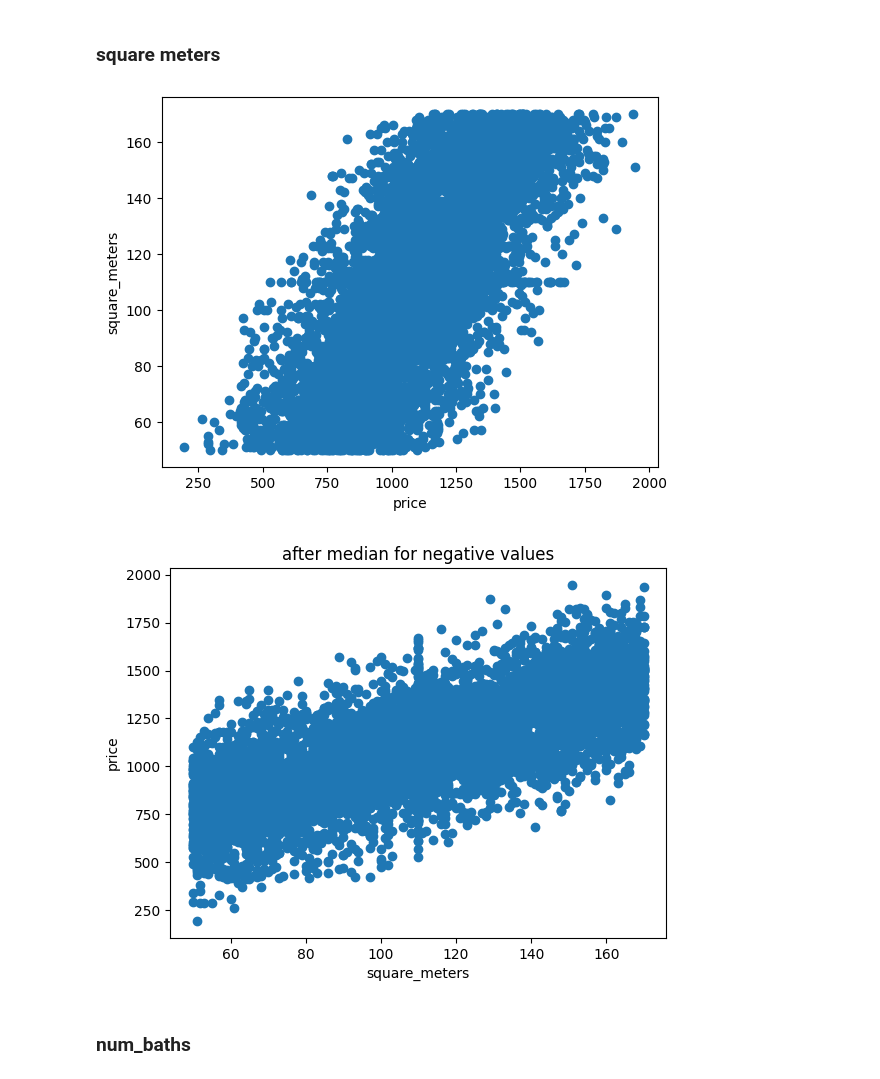
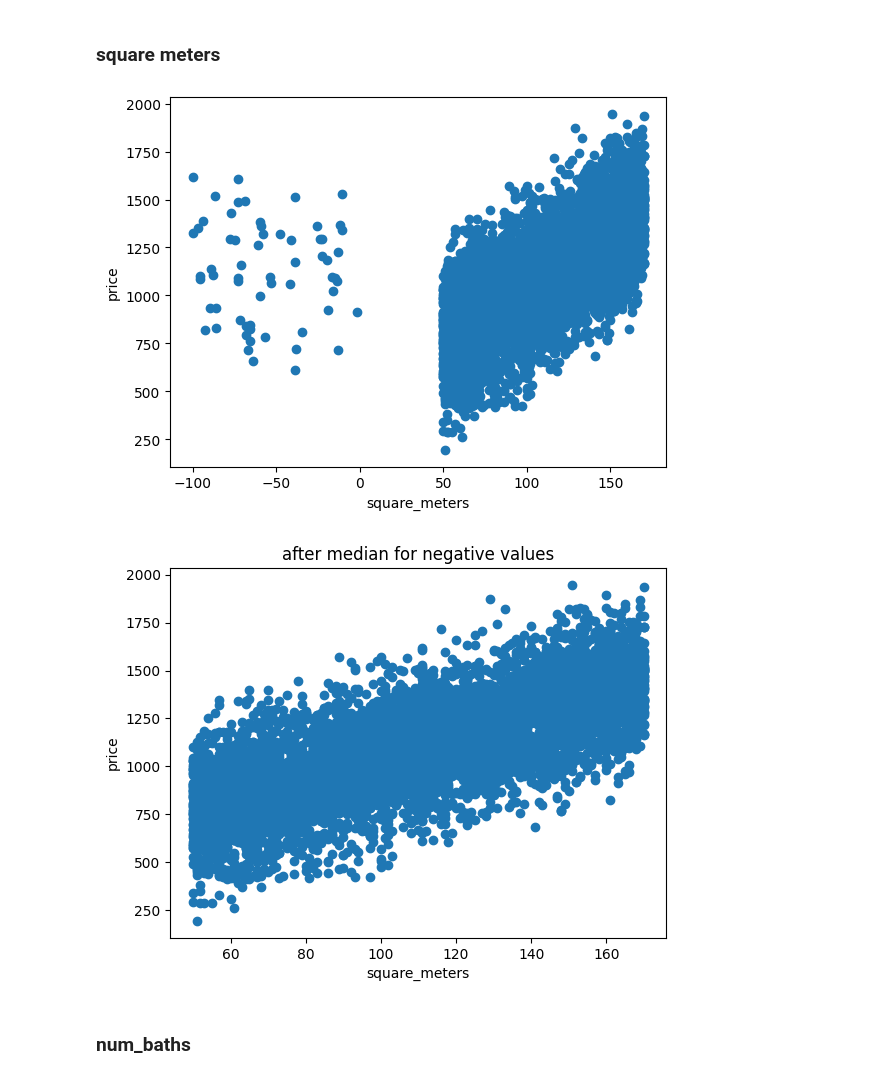
Before and after one commit to DenisProcyon/DSDM_ML_Pred, a Jupyter notebook: main.ipynb, the cells around one changed output. Drawn from its saved outputs; the diff is of its cells as text; code cells hidden in the pictures.

```diff
--- a/main.ipynb
+++ b/main.ipynb
@@ -207,12 +208,12 @@ plt.show()
 # %% [markdown]
 ### square meters
 # %%
-plt.scatter(imputed_train1['price'], imputed_train1['square_meters'])
-plt.xlabel('price')
-plt.ylabel('square_meters')
+plt.scatter(train_data['square_meters'], train_data['price'])
+plt.xlabel('square_meters')
+plt.ylabel('price')
 plt.show()
 # %% [output]
-[figure, old version]
+[figure, new version]
 # %%
 
 # replace outlier with median
@@ -221,14 +222,18 @@ def square_median(data):
     data.loc[data['square_meters'] < 0, 'square_meters'] = median_value
     return data
 
-#imputed_train1 =square_median(imputed_train1)
-plt.scatter(imputed_train1['square_meters'], imputed_train1['price'])
+# drop outliers
+def drop_sqm_negative(data):
+    data = data[data['square_meters'] >= 0]
+    return data
+
+plt.scatter(train_data['square_meters'], square_median(train_data)['price'])
 plt.title('after median for negative values')
 plt.xlabel('square_meters')
 plt.ylabel('price')
 plt.show()
 # %% [output]
-[figure, old version]
+[figure, new version]
 # %% [markdown]
 ### num_baths
 # %%
```
Also changed, not shown: parts of 27 cells of this notebook.
